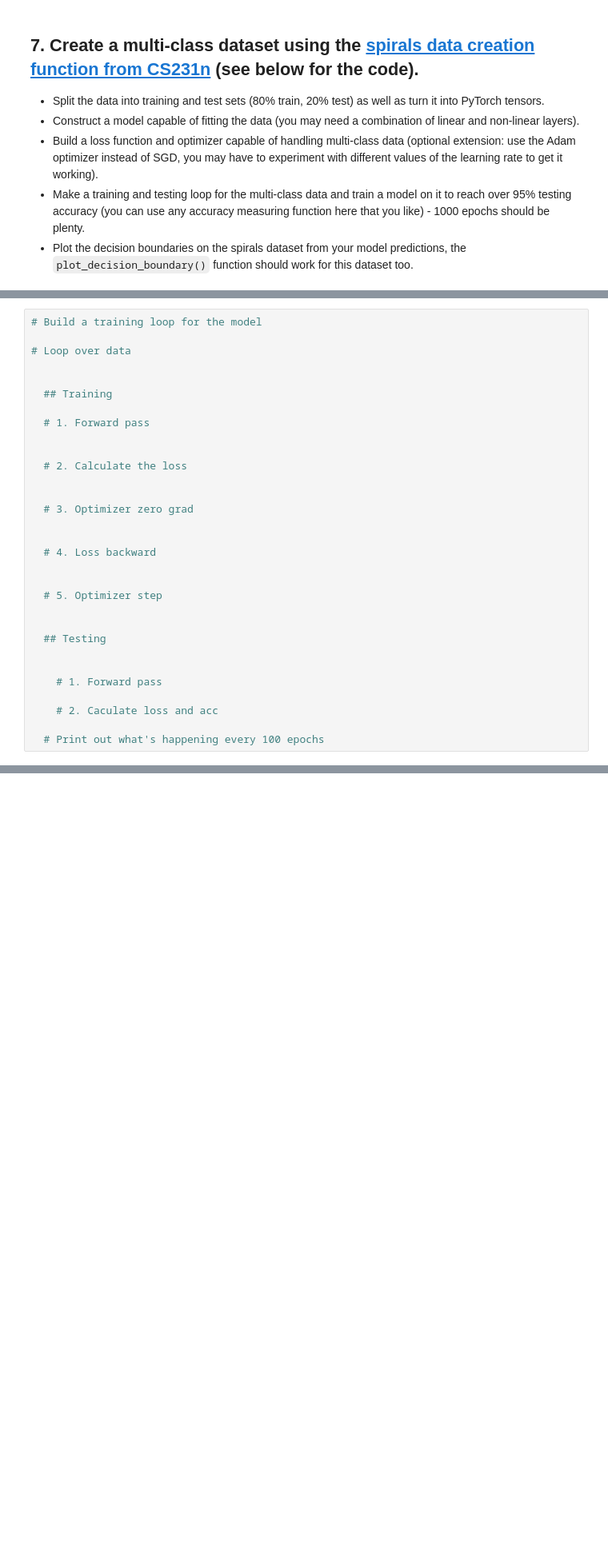
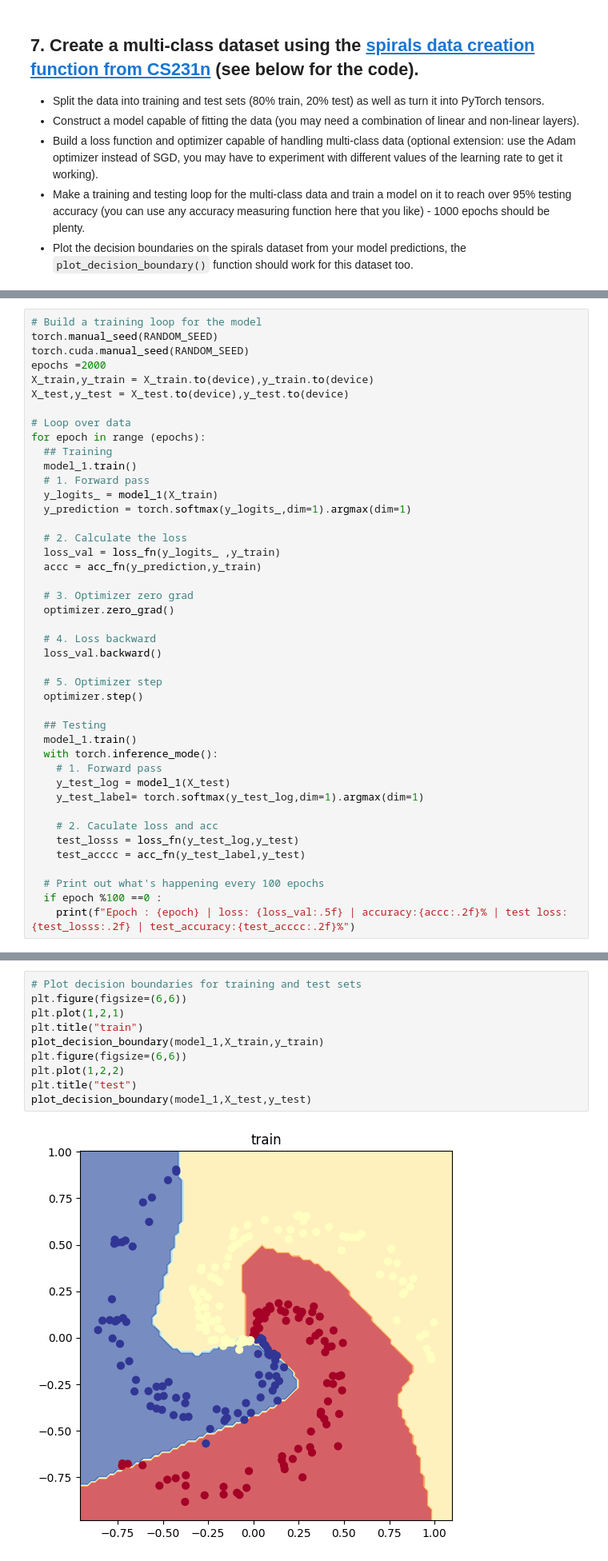
Before and after one commit to Manav010203/Quiz, a Jupyter notebook: extras/exercises/02_pytorch_classification_exercises.ipynb, the cells around one changed output, grey strips where cells are left out. Shown at 80% size. Cells and saved outputs as stored; diff of their text form; blank space fills up the shorter version.

```diff
--- a/extras/exercises/02_pytorch_classification_exercises.ipynb
+++ b/extras/exercises/02_pytorch_classification_exercises.ipynb
@@ -392,31 +473,43 @@ print("Pred labels:")
 # %%
 # Build a training loop for the model
+torch.manual_seed(RANDOM_SEED)
+torch.cuda.manual_seed(RANDOM_SEED)
+epochs =2000
+X_train,y_train = X_train.to(device),y_train.to(device)
+X_test,y_test = X_test.to(device),y_test.to(device)
 
 # Loop over data
-
-
+for epoch in range (epochs):
   ## Training
-
+  model_1.train()
   # 1. Forward pass
-
+  y_logits_ = model_1(X_train)
+  y_prediction = torch.softmax(y_logits_,dim=1).argmax(dim=1)
 
   # 2. Calculate the loss
-
+  loss_val = loss_fn(y_logits_ ,y_train)
+  accc = acc_fn(y_prediction,y_train)
 
   # 3. Optimizer zero grad
-
+  optimizer.zero_grad()
 
   # 4. Loss backward
-
+  loss_val.backward()
 
   # 5. Optimizer step
-
+  optimizer.step()
 
   ## Testing
-
-
+  model_1.train()
+  with torch.inference_mode():
     # 1. Forward pass
+    y_test_log = model_1(X_test)
+    y_test_label= torch.softmax(y_test_log,dim=1).argmax(dim=1)
 
     # 2. Caculate loss and acc
+    test_losss = loss_fn(y_test_log,y_test)
+    test_acccc = acc_fn(y_test_label,y_test)
 
   # Print out what's happening every 100 epochs
+  if epoch %100 ==0 :
+    print(f"Epoch : {epoch} | loss: {loss_val:.5f} | accuracy:{accc:.2f}% | test loss:{test_losss:.2f} | test_accuracy:{test_acccc:.2f}%")
@@ -424,0 +537,12 @@ print("Pred labels:")
+# %%
+# Plot decision boundaries for training and test sets
+plt.figure(figsize=(6,6))
+plt.plot(1,2,1)
+plt.title("train")
+plot_decision_boundary(model_1,X_train,y_train)
+plt.figure(figsize=(6,6))
+plt.plot(1,2,2)
+plt.title("test")
+plot_decision_boundary(model_1,X_test,y_test)
+# %% [output]
+[figure, added]
```
Also changed, not shown: parts of 15 cells of this notebook.
